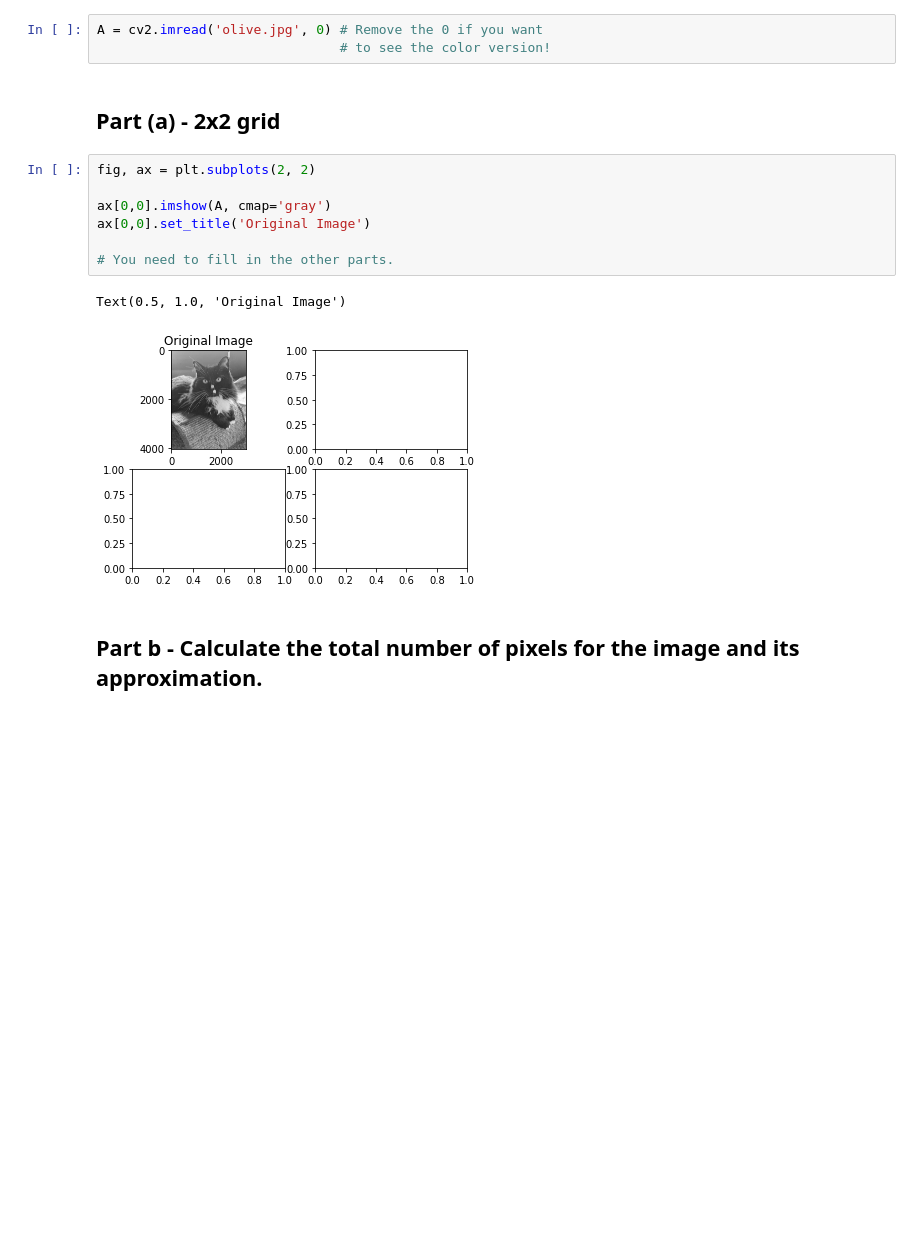
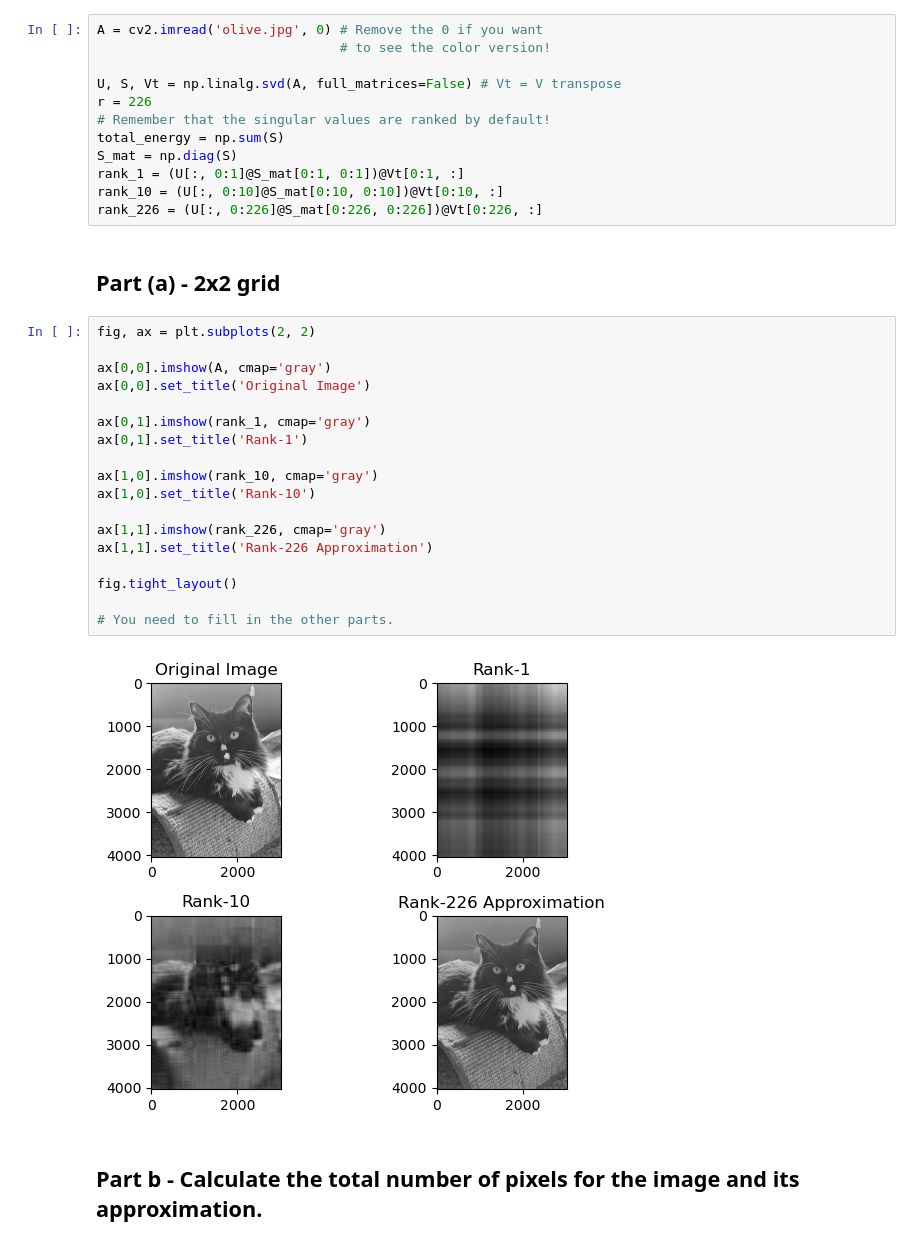
Before and after one commit to KarstenOnarheim/AMATH301-Homework8, a Jupyter notebook: AMATH301_Homework8_writeup_template.ipynb, the cells around one changed output. Cells and saved outputs as stored; diff of their text form; blank space fills up the shorter version.

```diff
--- a/AMATH301_Homework8_writeup_template.ipynb
+++ b/AMATH301_Homework8_writeup_template.ipynb
@@ -13,17 +13,36 @@ import cv2
 # %%
 A = cv2.imread('olive.jpg', 0) # Remove the 0 if you want
                                # to see the color version!
+
+U, S, Vt = np.linalg.svd(A, full_matrices=False) # Vt = V transpose
+r = 226
+# Remember that the singular values are ranked by default!
+total_energy = np.sum(S)
+S_mat = np.diag(S)
+rank_1 = (U[:, 0:1]@S_mat[0:1, 0:1])@Vt[0:1, :]
+rank_10 = (U[:, 0:10]@S_mat[0:10, 0:10])@Vt[0:10, :]
+rank_226 = (U[:, 0:226]@S_mat[0:226, 0:226])@Vt[0:226, :]
 # %% [markdown]
 ## Part (a) - 2x2 grid
 # %%
 fig, ax = plt.subplots(2, 2)
 
 ax[0,0].imshow(A, cmap='gray')
 ax[0,0].set_title('Original Image')
 
+ax[0,1].imshow(rank_1, cmap='gray')
+ax[0,1].set_title('Rank-1')
+
+ax[1,0].imshow(rank_10, cmap='gray')
+ax[1,0].set_title('Rank-10')
+
+ax[1,1].imshow(rank_226, cmap='gray')
+ax[1,1].set_title('Rank-226 Approximation')
+
+fig.tight_layout()
+
 # You need to fill in the other parts.
 # %% [output]
-Text(0.5, 1.0, 'Original Image')
-[figure, old version]
+[figure, new version]
 # %% [markdown]
 ## Part b - Calculate the total number of pixels for the image and its approximation.
```
Also changed, not shown: parts of 3 cells of this notebook, 1 other file.
